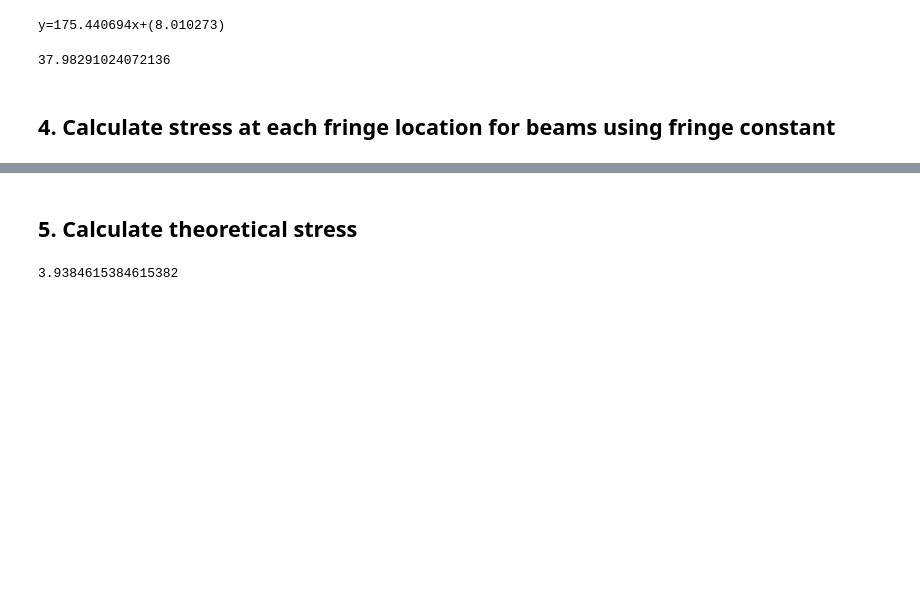
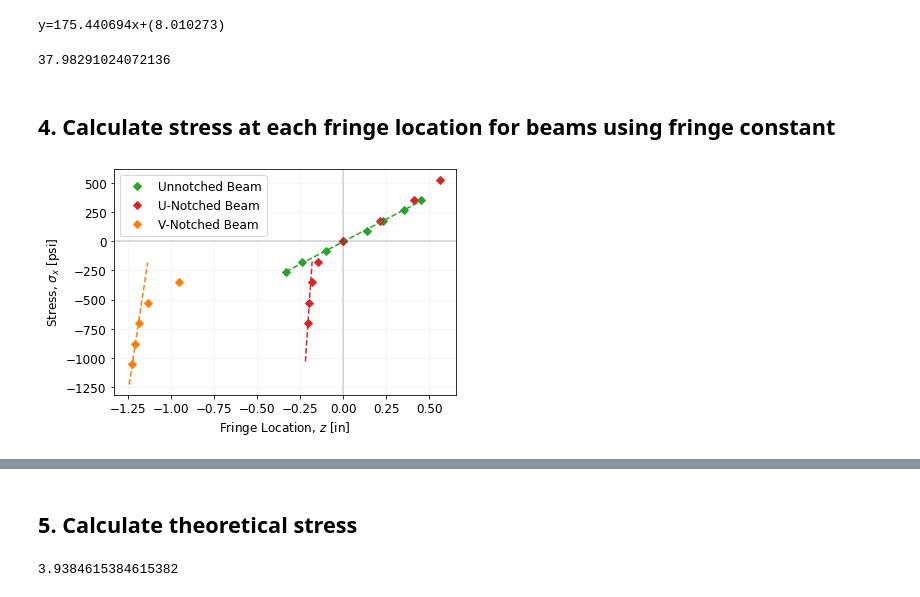
Before and after one commit to shyamthyagarajan/ae461, a Jupyter notebook: Lab 2/Lab 2 Results and Discussion.ipynb, the cells around one changed output, grey strips where cells are left out. Saved outputs shown, nothing was run; the diff lists cells and outputs as text; code cells hidden in the pictures; blank space fills up the shorter version.

```diff
--- a/Lab 2/Lab 2 Results and Discussion.ipynb
+++ b/Lab 2/Lab 2 Results and Discussion.ipynb
@@ -67,3 +67,80 @@ print(f_sigma)
 37.98291024072136
 # %% [markdown]
 ## 4. Calculate stress at each fringe location for beams using fringe constant
+# %%
+# store fringe number and location data in an array
+# (fringe number n, location z)
+z_u_notch = np.array(([-4, 0.015-0.221],[-3,0.023-0.221],[-2,0.039-0.221],[-1,0.075-0.221],
+                      [0, 0.221-0.221], [1, 0.436-0.221], [2, 0.629-0.221], [3, 0.783-0.221]))
+
+z_no_notch = np.array(([-1.5,0.187-0.522],[-1, 0.284-0.522], [-0.5,0.422-0.522],
+                       [0,0], [0.5,0.657-0.522],[1,(0.754-0.522)],[1.5,.872-.522], [2,(0.973-0.522)]))
+
+# use extrapolation to locate the n=0 fringe
+n_v_notch = np.array([2,3,4,5,6])
+location_v_notch=np.array([.289,.107,.057,.036,.018])
+
+ext_poly = np.polyfit(n_v_notch, location_v_notch, 3)
+ext_locations = np.polyval(ext_poly,np.linspace(-2,8,50))
+location_0 = np.polyval(ext_poly,0)
+
+# # plot to verify extrapolation curve fit (comment out the bottom plot stuff first)
+# print(location_0)
+# fig = plt.figure(figsize=(6,4), tight_layout=True)
+# ax1 = fig.add_subplot(111)
+
+# ax1.plot(n_v_notch, location_v_notch, 'D', color='tab:green')
+# ax1.plot(np.linspace(-2,8,50), ext_locations, '-', color='tab:blue')
+
+# ax1.plot(0, location_0, 'D', color='tab:red')
+
+z_v_notch = np.array(([-2, 0.289-location_0], [-3, 0.107-location_0],
+                      [-4, 0.057-location_0], [-5, 0.036-location_0], [-6, 0.018-location_0]))
+
+
+# calculate stress from fringe number
+h = thickness
+def fringe_stress(n):
+    return n*f_sigma/h
+
+# curve fit each line
+
+# locations of notches
+tip_u_notch = -0.221
+tip_v_notch = -location_0
+
+# these are the range of distances to use
+fit_no_notch_z = np.linspace(z_no_notch[0,1], z_no_notch[-1,1], 50)
+fit_u_notch_z = np.linspace(tip_u_notch, z_u_notch[2,1], 50)
+fit_v_notch_z = np.linspace(tip_v_notch, 0.107-location_0, 50)
+
+# these are the y-values of the curve fit. indices only take the fringe data close to the notch
+fit_no_notch = np.polyval(np.polyfit(z_no_notch[:,1],fringe_stress(z_no_notch[:,0]),1),fit_no_notch_z)
+fit_u_notch = np.polyval(np.polyfit(z_u_notch[:2,1],fringe_stress(z_u_notch[:2,0]),1),fit_u_notch_z)
+fit_v_notch = np.polyval(np.polyfit(np.array([0.018-location_0,0.036-location_0]),fringe_stress(np.array([-6,-5])),1),fit_v_notch_z)
+
+
+# plot
+fig = plt.figure(figsize=(6,4), tight_layout=True)
+ax1 = fig.add_subplot(111)
+
+ax1.plot(z_no_notch[:,1], fringe_stress(z_no_notch[:,0]), 'D', color='tab:green', label=r'Unnotched Beam')
+ax1.plot(z_u_notch[:,1], fringe_stress(z_u_notch[:,0]), 'D', color='tab:red', label=r'U-Notched Beam')
+ax1.plot(z_v_notch[:,1], fringe_stress(z_v_notch[:,0]), 'D', color='tab:orange', label=r'V-Notched Beam')
+
+ax1.plot(fit_no_notch_z, fit_no_notch, '--', color='tab:green')
+ax1.plot(fit_u_notch_z, fit_u_notch, '--', color='tab:red')
+ax1.plot(fit_v_notch_z, fit_v_notch, '--', color='tab:orange')
+
+ax1.set_xlabel( r'Fringe Location, $z$ [in]',fontsize=12)
+ax1.set_ylabel( r'Stress, $\sigma_x$ [psi]',fontsize=12)
+
+ax1.legend(fontsize=12)
+ax1.tick_params(labelsize=12)
+ax1.grid(color='0.95')
+ax1.axvline(0,color='k',linewidth=0.25)
+ax1.axhline(0,color='k',linewidth=0.25)
+
+plt.savefig('stress_vs_location.png')
+# %% [output]
+[figure, added]
```
Also changed, not shown: parts of 2 cells of this notebook, 2 other files.
